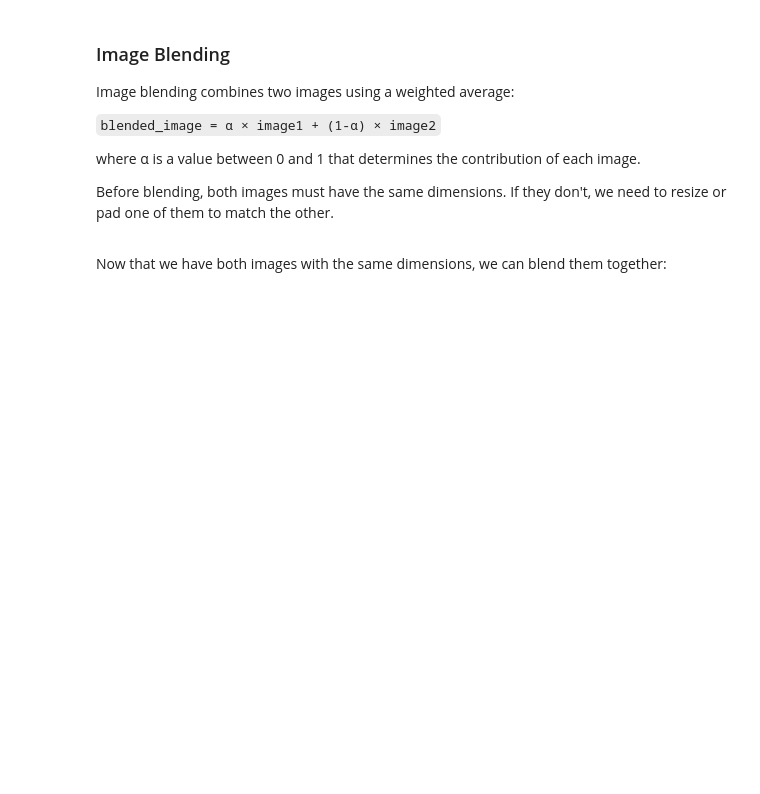
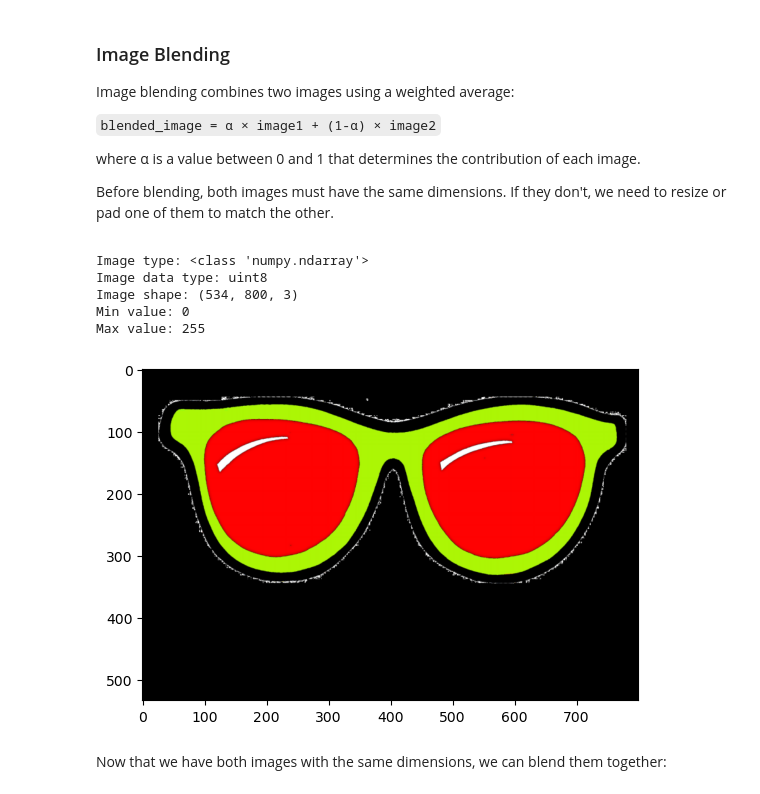
Before and after one commit to ThibaultLaunois/CampNum-20-ACV, a Jupyter notebook: ACV_Part1_OpenCV.ipynb, the cells around one changed output. Cells and saved outputs as stored; diff of their text form; code cells hidden in the pictures; blank space fills up the shorter version.

```diff
--- a/ACV_Part1_OpenCV.ipynb
+++ b/ACV_Part1_OpenCV.ipynb
@@ -71,3 +73,9 @@ Don't change the cells in this section... except if you know what you're doing!
+# %%
+def convert_uint8_to_float32(inp):
+    return (inp / 255.).astype(np.float32)
+
+def convert_float32_to_uint8(inp):
+    return (inp * 255.).astype(np.uint8)
 # %% [markdown]
 # ACV Part 1: Image Manipulation and Transformation
 
@@ -534,5 +542,22 @@ You will first need to overcome the shape mismatch between the <code>fish</code>
 </div>
 # %%
 # You code for casting the fish and glasses image to the same shape here (name the new glasses image upscale_rgb_glasses)
+height_diff = fish.shape[0] - glasses.shape[0]
+width_diff = fish.shape[1] - glasses.shape[1]
+
+#pad to match the fiss size
+upscale_rgb_glasses = np.pad(glasses, ((0,height_diff),(0,width_diff),(0,0)), mode="constant", constant_values=0)
+
+#ca st to uint8
+upscale_rgb_glasses = convert_float32_to_uint8(upscale_rgb_glasses[:,:,:3])
+image_info(upscale_rgb_glasses)
+display_image(upscale_rgb_glasses)
+# %% [output]
+Image type: <class 'numpy.ndarray'>
+Image data type: uint8
+Image shape: (534, 800, 3)
+Min value: 0
+Max value: 255
+[figure, added]
 # %% [markdown]
 Now that we have both images with the same dimensions, we can blend them together:
```
Also changed, not shown: parts of 9 cells of this notebook.
